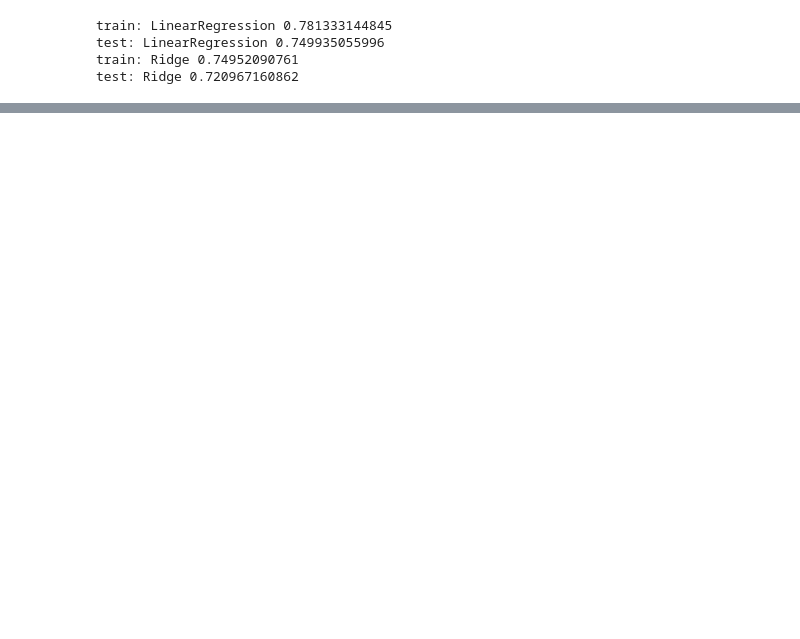
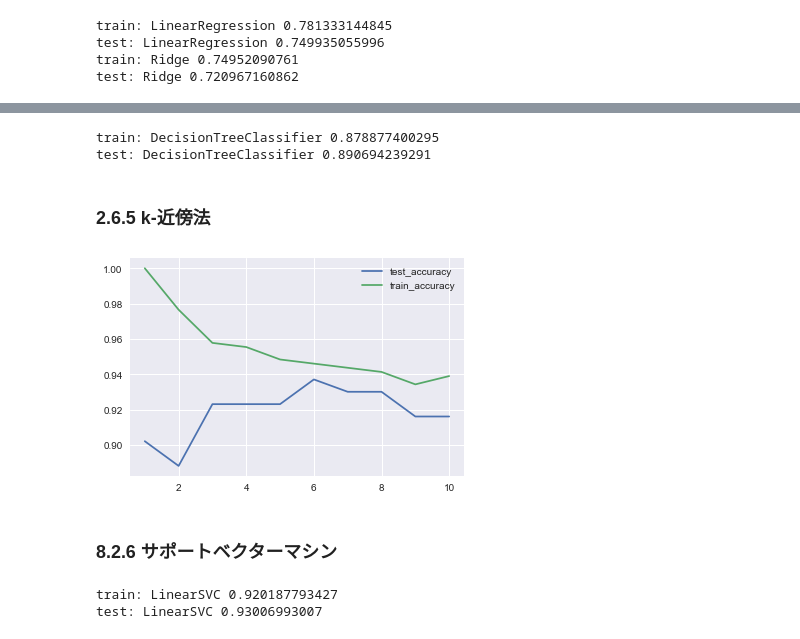
Before and after one commit to kecbigmt/data_science, a Jupyter notebook: mynote_chap8.ipynb, the cells around one changed output, grey strips where cells are left out. Drawn from its saved outputs; the diff is of its cells as text; code cells hidden in the pictures; blank space fills up the shorter version.

```diff
--- a/mynote_chap8.ipynb
+++ b/mynote_chap8.ipynb
@@ -225,0 +257,4 @@ test: Ridge 0.720967160862
+# %%
+mush_data_dummy = pd.get_dummies(mush_data[['gill_color','gill_attachment','odor','cap_color']])
+mush_data_dummy['flg'] = mush_data['classes'].apply(lambda x:1 if x=='p' else 0)
+mush_data_dummy.head()
@@ -225,0 +269,64 @@ test: Ridge 0.720967160862
+# %%
+# データの分類
+from sklearn.model_selection import train_test_split
+# 決定木
+from sklearn import tree
+from sklearn.tree import  DecisionTreeClassifier
+
+X = mush_data_dummy.drop('flg', axis=1)
+Y = mush_data_dummy['flg']
+
+X_train, X_test, y_train, y_test = train_test_split(X, Y, test_size=0.5, random_state=0)
+
+tree_model = DecisionTreeClassifier(criterion='entropy', max_depth=5)
+clf = tree_model.fit(X_train, y_train)
+print('train:', clf.__class__.__name__, clf.score(X_train, y_train))
+print('test:', clf.__class__.__name__, clf.score(X_test, y_test))
+# %% [output]
+train: DecisionTreeClassifier 0.878877400295
+test: DecisionTreeClassifier 0.890694239291
+# %% [markdown]
+### 2.6.5 k-近傍法
+# %%
+# k-NN
+from sklearn.model_selection import train_test_split
+from sklearn.datasets import load_breast_cancer
+
+from sklearn.neighbors import  KNeighborsClassifier
+
+cancer = load_breast_cancer()
+X_train, X_test, y_train, y_test = train_test_split(cancer.data, cancer.target, stratify = cancer.target, random_state=66)
+
+n_range = range(1,11)
+scores_test = []
+scores_train = []
+for i in n_range:
+    knn_model = KNeighborsClassifier(n_neighbors=i)
+    clf = knn_model.fit(X_train, y_train)
+    scores_train.append(clf.score(X_train, y_train))
+    scores_test.append(clf.score(X_test, y_test))
+plt.plot(n_range, scores_test, label='test_accuracy')
+plt.plot(n_range, scores_train, label='train_accuracy')
+plt.legend()
+plt.grid(True)
+# %% [output]
+[figure, added]
+# %% [markdown]
+### 8.2.6 サポートベクターマシン
+# %%
+# SVM
+from sklearn.svm import LinearSVC
+
+from sklearn.model_selection import train_test_split
+from sklearn.datasets import load_breast_cancer
+
+cancer = load_breast_cancer()
+X_train, X_test, y_train, y_test = train_test_split(cancer.data, cancer.target, stratify = cancer.target, random_state=0)
+
+svm_model = LinearSVC()
+clf = svm_model.fit(X_train, y_train)
+print("train:", clf.__class__.__name__, clf.score(X_train, y_train))
+print("test:", clf.__class__.__name__, clf.score(X_test, y_test))
+# %% [output]
+train: LinearSVC 0.920187793427
+test: LinearSVC 0.93006993007
```
Also changed, not shown: parts of 6 cells of this notebook, 1 other file.
